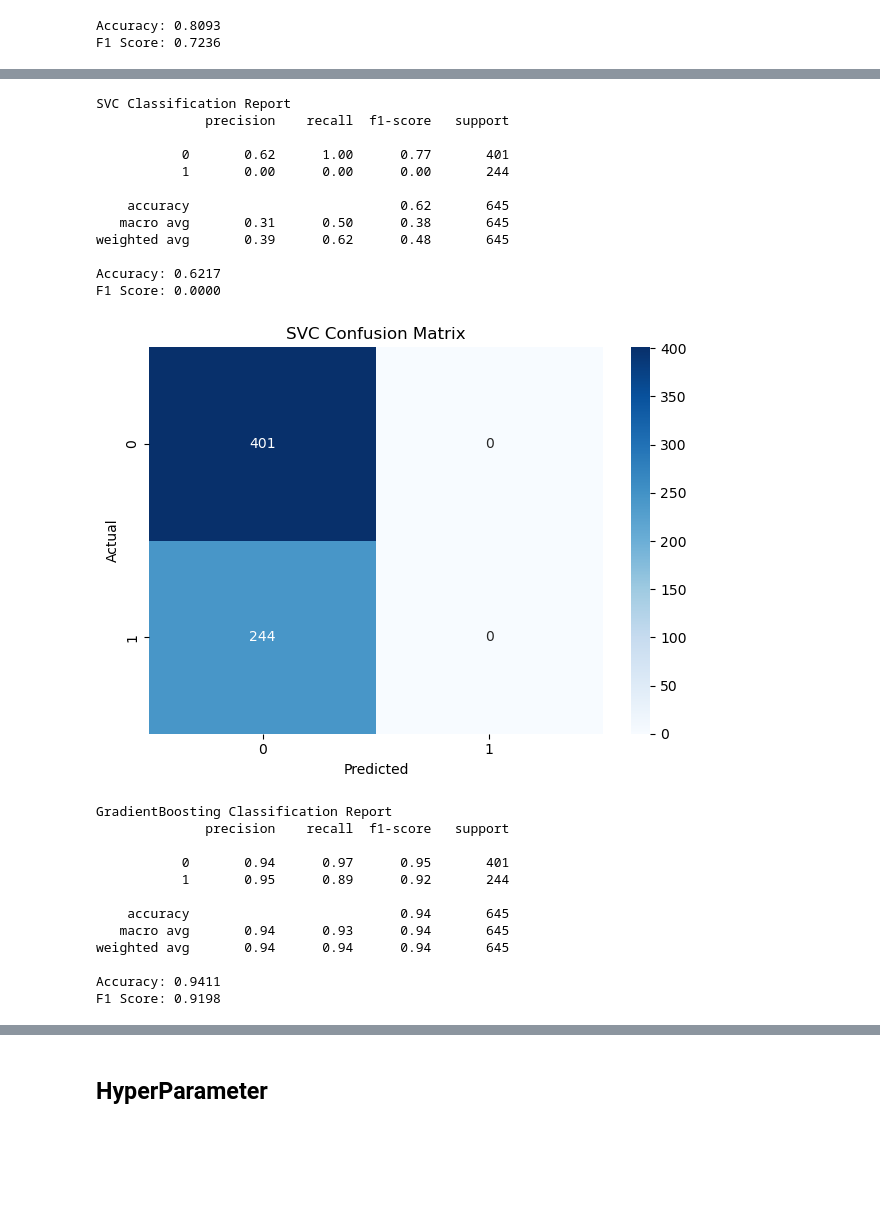
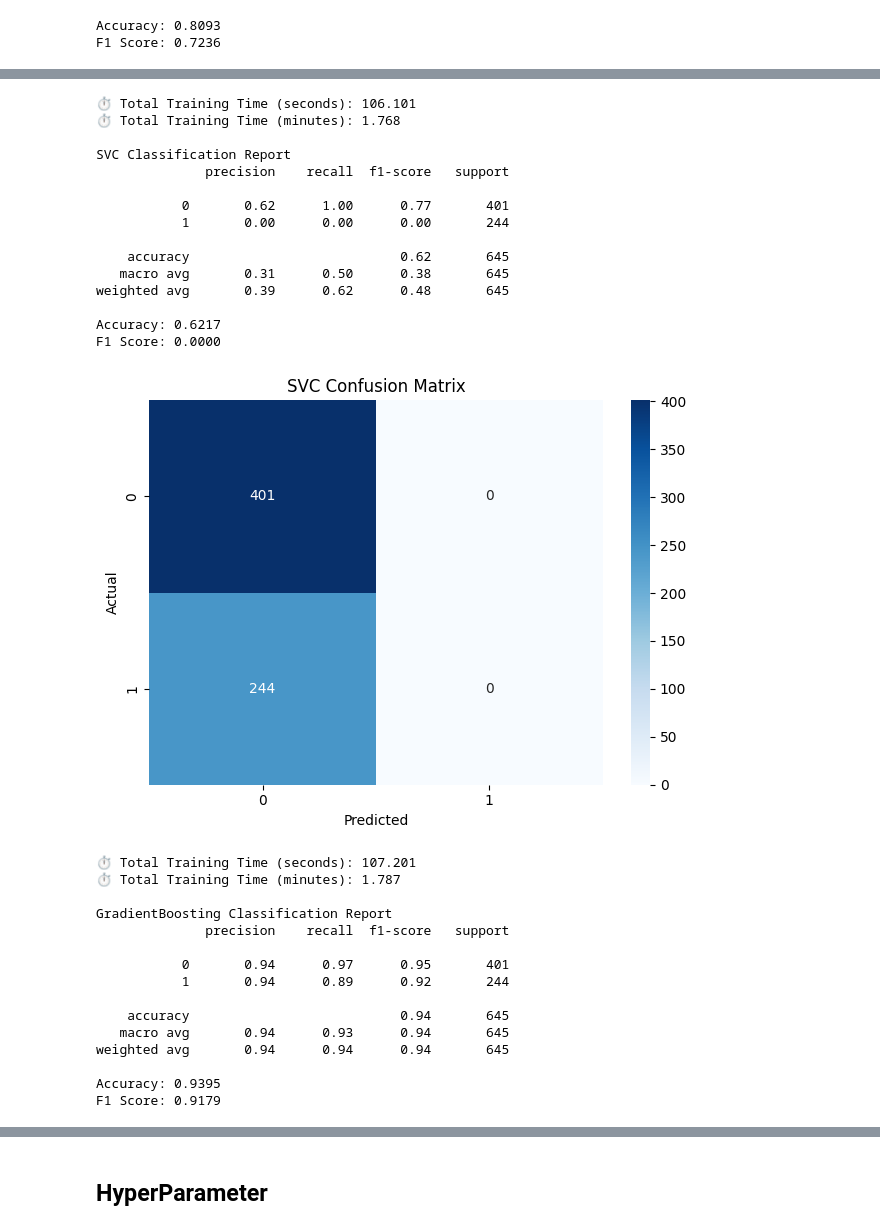
Before and after one commit to SadabAli/Alzheimer-s-Disease, a Jupyter notebook: Without_Feature_Selection.ipynb, the cells around one changed output, grey strips where cells are left out. Drawn from its saved outputs; the diff is of its cells as text; code cells hidden in the pictures; blank space fills up the shorter version.

```diff
--- a/Without_Feature_Selection.ipynb
+++ b/Without_Feature_Selection.ipynb
@@ -115,10 +125,18 @@ X_train, X_test, y_train, y_test = train_test_split(X, y, test_size=0.3, random_
 scaler = StandardScaler()
 X_train_scaled = scaler.fit_transform(X_train)
 X_test_scaled = scaler.transform(X_test)
+import time
 
+# Start time
+start_time = time.time()
 # 4. Train XGBoost Regressor
 model = XGBClassifier(n_estimators=200, learning_rate=0.1, max_depth=5, random_state=42)
 model.fit(X_train_scaled, y_train)
+# End time
+end_time = time.time()
+
+print("⏱ Total Training Time (seconds):", round(end_time - start_time, 3))
+print("⏱ Total Training Time (minutes):", round((end_time - start_time)/60, 3))
 
 from sklearn.metrics import classification_report, confusion_matrix, accuracy_score, f1_score
 
@@ -177,49 +197,60 @@ models = {
 # Evaluate each model
 for name, model in models.items():
     model.fit(X_train, y_train)
+    # End time
+    end_time = time.time()
+
+    print("⏱ Total Training Time (seconds):", round(end_time - start_time, 3))
+    print("⏱ Total Training Time (minutes):", round((end_time - start_time)/60, 3))
     y_pred = model.predict(X_test)
 
     print(f"\n{name} Classification Report")
     print(classification_report(y_test, y_pred))
 
     acc = accuracy_score(y_test, y_pred)
     f1 = f1_score(y_test, y_pred)
 
     print(f"Accuracy: {acc:.4f}")
     print(f"F1 Score: {f1:.4f}")
 
     # Confusion Matrix
     cm = confusion_matrix(y_test, y_pred)
     sns.heatmap(cm, annot=True, fmt='d', cmap='Blues')
     plt.title(f"{name} Confusion Matrix")
     plt.xlabel("Predicted")
     plt.ylabel("Actual")
     plt.tight_layout()
     plt.show()
 # %% [output]
+⏱ Total Training Time (seconds): 106.101
+⏱ Total Training Time (minutes): 1.768
+
 SVC Classification Report
               precision    recall  f1-score   support
 
            0       0.62      1.00      0.77       401
            1       0.00      0.00      0.00       244
 
     accuracy                           0.62       645
    macro avg       0.31      0.50      0.38       645
 weighted avg       0.39      0.62      0.48       645
 
 Accuracy: 0.6217
 F1 Score: 0.0000
-[figure, old version]
+[figure, new version]
+⏱ Total Training Time (seconds): 107.201
+⏱ Total Training Time (minutes): 1.787
+
 GradientBoosting Classification Report
               precision    recall  f1-score   support
 
            0       0.94      0.97      0.95       401
-           1       0.95      0.89      0.92       244
+           1       0.94      0.89      0.92       244
 
     accuracy                           0.94       645
    macro avg       0.94      0.93      0.94       645
 weighted avg       0.94      0.94      0.94       645
 
-Accuracy: 0.9411
-F1 Score: 0.9198
+Accuracy: 0.9395
+F1 Score: 0.9179
 [figure]
```
Also changed, not shown: parts of 6 cells of this notebook.
